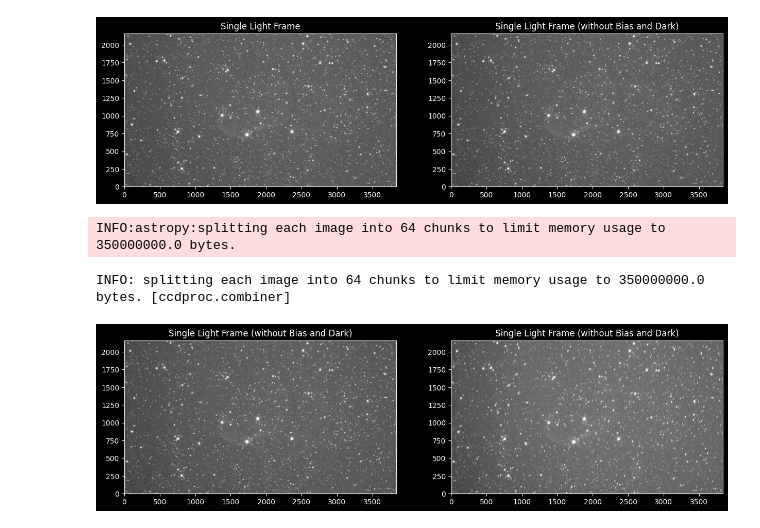
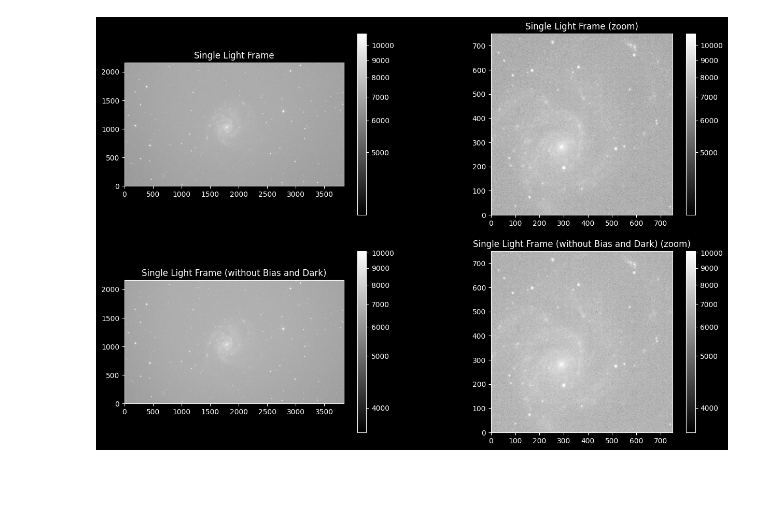
Before and after one commit to kybik0606/Digital-processing-of-astronomical-images-using-astronomical-libraries-for-Python, a Jupyter notebook: My-astro-project/notebooks/04-lights-images.ipynb, the cells around one changed output. Cells and saved outputs as stored; diff of their text form; code cells hidden in the pictures; blank space fills up the shorter version.

```diff
--- a/My-astro-project/notebooks/04-lights-images.ipynb
+++ b/My-astro-project/notebooks/04-lights-images.ipynb
@@ -34,6 +34,6 @@ else:
     warnings.simplefilter('default', VerifyWarning)
     logging.getLogger('astropy').setLevel(logging.INFO)
 # %%
-files = ccdp.ImageFileCollection('../data_NGC6888/lights')
+files = ccdp.ImageFileCollection('../data/lights')
 files.summary['file', 'imagetyp', 'exptime', 'naxis1', 'naxis2', 'gain', 'egain']
 # %% [output]
@@ -59,7 +59,6 @@ Table length=61
 # %%
 #копируем файлы из папки data_NGC6888 в папку reduced
-parent_dir = Path('..')
-calibrated_data = parent_dir / 'reduced'
+calibrated_data = Path('../reduced')
 calibrated_data.mkdir(exist_ok=True)
 
 lights = files.files_filtered(imagetyp='Light Frame', include_path=True)
@@ -114,5 +115,5 @@ MAD STD: 3036.369343499473
 # %%
 combined_bias = [ccd for ccd in reduced_images.ccds(imagetyp='Bias Frame', combined=True)][0]
 
-combined_dark = CCDData.read(calibrated_data / 'combined_dark_avg_wo_bias.fit')
+combined_dark_wo_bias = CCDData.read(calibrated_data / 'combined_dark_avg_wo_bias.fit')
 # %% [output]
@@ -132,7 +133,7 @@ for light, file_name in reduced_images.ccds(imagetyp='Light Frame',
 
     reduced = subtract_bias(reduced, combined_bias)
 
-    reduced = ccdp.subtract_dark(reduced, combined_dark,
+    reduced = ccdp.subtract_dark(reduced, combined_dark_wo_bias,
                                  exposure_time='exptime', exposure_unit=u.second)
 
     all_reds.append(reduced)
@@ -158,43 +159,27 @@ WARNING:astropy:FITSFixedWarning: 'datfix' made the change 'Set MJD-OBS to 60574
 # %%
-fig, (ax1, ax2)= plt.subplots(1, 2, figsize=(15,10))
+fig, axes = plt.subplots(2, 2, figsize=(15,10))
+ax1, ax2, ax3, ax4 = axes.flatten()
 
 norm = simple_norm(light_data, stretch='sqrt', percent=99)
 im1 = ax1.imshow(light_data, cmap='gray', norm=norm, origin='lower')
 ax1.set_title('Single Light Frame')
+fig.colorbar(im1, ax=ax1)
+
+norm = simple_norm(light_data, stretch='sqrt', percent=99)
+im2 = ax2.imshow(light_data[750:1500, 1500:2250], cmap='gray', norm=norm, origin='lower')
+ax2.set_title('Single Light Frame (zoom)')
+fig.colorbar(im2, ax=ax2)
 
 norm = simple_norm(all_reds[0].data, stretch='sqrt', percent=99)
-im3 = ax2.imshow(all_reds[0].data, cmap='gray', norm=norm, origin='lower')
-ax2.set_title('Single Light Frame (without Bias and Dark)')
+im3 = ax3.imshow(all_reds[0].data, cmap='gray', norm=norm, origin='lower')
+ax3.set_title('Single Light Frame (without Bias and Dark)')
+fig.colorbar(im3, ax=ax3)
+
+norm = simple_norm(all_reds[0].data, stretch='sqrt', percent=99)
+im4 = ax4.imshow(all_reds[0].data[750:1500, 1500:2250], cmap='gray', norm=norm, origin='lower')
+ax4.set_title('Single Light Frame (without Bias and Dark) (zoom)')
+fig.colorbar(im4, ax=ax4)
 
 plt.show()
 # %% [output]
-[figure, old version]
+[figure, new version]
-# %%
-combined_light = ccdp.combine(all_reds,
-                             method='average',
-                             sigma_clip=True, sigma_clip_low_thresh=5, sigma_clip_high_thresh=5,
-                             sigma_clip_func=np.ma.median, signma_clip_dev_func=mad_std,
-                             mem_limit=350e6,
-                             unit='adu'
-                            )
-
-combined_light.meta['combined'] = True
-combined_light.write(calibrated_data / 'combined_light.fit', overwrite=True)
-# %% [output]
-INFO:astropy:splitting each image into 64 chunks to limit memory usage to 350000000.0 bytes.
-INFO: splitting each image into 64 chunks to limit memory usage to 350000000.0 bytes. [ccdproc.combiner]
-# %%
-fig, (ax1, ax2)= plt.subplots(1, 2, figsize=(15,10))
-
-norm = simple_norm(all_reds[0].data, stretch='sqrt', percent=99)
-im1 = ax1.imshow(all_reds[0].data, cmap='gray', norm=norm, origin='lower')
-ax1.set_title('Single Light Frame (without Bias and Dark)')
-
-norm = simple_norm(combined_light.data, stretch='sqrt', percent=99)
-im2 = ax2.imshow(combined_light.data, cmap='gray', norm=norm, origin='lower')
-ax2.set_title('Single Light Frame (without Bias and Dark)')
-
-
-plt.show()
-# %% [output]
-[figure, removed]
```
Also changed, not shown: parts of 13 cells of this notebook, 2 other files.
